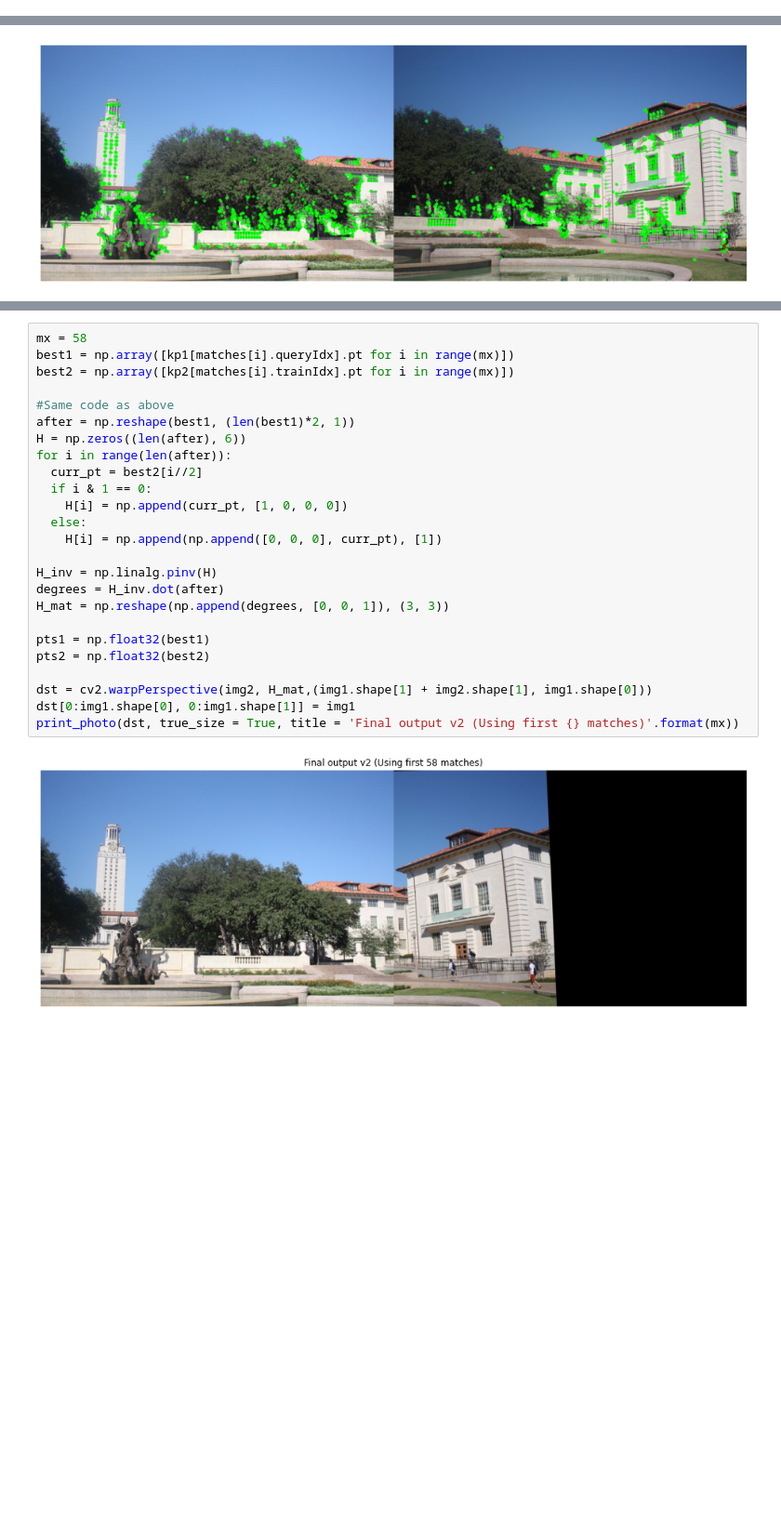
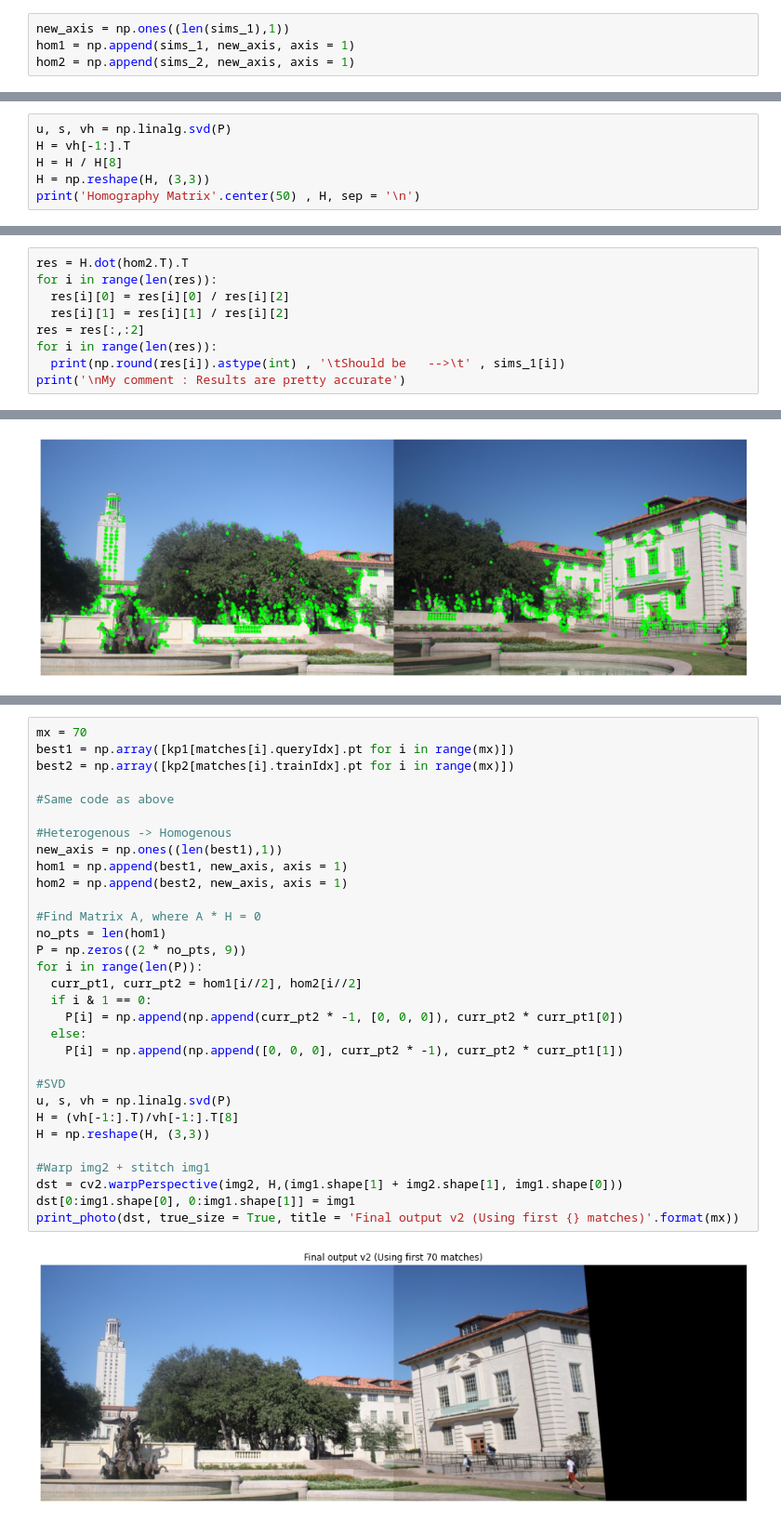
Before and after one commit to Mobad225/Image-Panoramas, a Jupyter notebook: Panorama Image Creator.ipynb, the cells around one changed output, grey strips where cells are left out. Shown at 93% size. Cells and saved outputs as stored; diff of their text form; blank space fills up the shorter version.

```diff
--- a/Panorama Image Creator.ipynb
+++ b/Panorama Image Creator.ipynb
@@ -76,3 +73,7 @@ best2 = sims_2[7:10]
+# %%
+new_axis = np.ones((len(sims_1),1))
+hom1 = np.append(sims_1, new_axis, axis = 1)
+hom2 = np.append(sims_2, new_axis, axis = 1)
 # %% [markdown]
 # Constructing the point matrices
 # %%
@@ -93,0 +90,6 @@ H_mat = np.reshape(np.append(degrees, [0, 0, 1]), (3, 3))
+# %%
+u, s, vh = np.linalg.svd(P)
+H = vh[-1:].T
+H = H / H[8]
+H = np.reshape(H, (3,3))
+print('Homography Matrix'.center(50) , H, sep = '\n')
@@ -93,0 +105,9 @@ H_mat = np.reshape(np.append(degrees, [0, 0, 1]), (3, 3))
+# %%
+res = H.dot(hom2.T).T
+for i in range(len(res)):
+  res[i][0] = res[i][0] / res[i][2]
+  res[i][1] = res[i][1] / res[i][2]
+res = res[:,:2]
+for i in range(len(res)):
+  print(np.round(res[i]).astype(int) , '\tShould be   -->\t' , sims_1[i])
+print('\nMy comment : Results are pretty accurate')
@@ -133,27 +166,33 @@ print_photo(img3, true_size = True, title = '150 of the {} matches!'.format(len(
 # %%
-mx = 58
+mx = 70
 best1 = np.array([kp1[matches[i].queryIdx].pt for i in range(mx)])
 best2 = np.array([kp2[matches[i].trainIdx].pt for i in range(mx)])
 
 #Same code as above
-after = np.reshape(best1, (len(best1)*2, 1))
-H = np.zeros((len(after), 6))
-for i in range(len(after)):
-  curr_pt = best2[i//2]
+
+#Heterogenous -> Homogenous
+new_axis = np.ones((len(best1),1))
+hom1 = np.append(best1, new_axis, axis = 1)
+hom2 = np.append(best2, new_axis, axis = 1)
+
+#Find Matrix A, where A * H = 0
+no_pts = len(hom1)
+P = np.zeros((2 * no_pts, 9))
+for i in range(len(P)):
+  curr_pt1, curr_pt2 = hom1[i//2], hom2[i//2]
   if i & 1 == 0:
-    H[i] = np.append(curr_pt, [1, 0, 0, 0])
+    P[i] = np.append(np.append(curr_pt2 * -1, [0, 0, 0]), curr_pt2 * curr_pt1[0])
   else:
-    H[i] = np.append(np.append([0, 0, 0], curr_pt), [1])
+    P[i] = np.append(np.append([0, 0, 0], curr_pt2 * -1), curr_pt2 * curr_pt1[1])
 
-H_inv = np.linalg.pinv(H)
-degrees = H_inv.dot(after)
-H_mat = np.reshape(np.append(degrees, [0, 0, 1]), (3, 3))
+#SVD
+u, s, vh = np.linalg.svd(P)
+H = (vh[-1:].T)/vh[-1:].T[8]
+H = np.reshape(H, (3,3))
 
-pts1 = np.float32(best1)
-pts2 = np.float32(best2)
-
-dst = cv2.warpPerspective(img2, H_mat,(img1.shape[1] + img2.shape[1], img1.shape[0]))
+#Warp img2 + stitch img1
+dst = cv2.warpPerspective(img2, H,(img1.shape[1] + img2.shape[1], img1.shape[0]))
 dst[0:img1.shape[0], 0:img1.shape[1]] = img1
 print_photo(dst, true_size = True, title = 'Final output v2 (Using first {} matches)'.format(mx))
 # %% [output]
-[figure, old version]
+[figure, new version]
```
Also changed, not shown: parts of 15 cells of this notebook.
